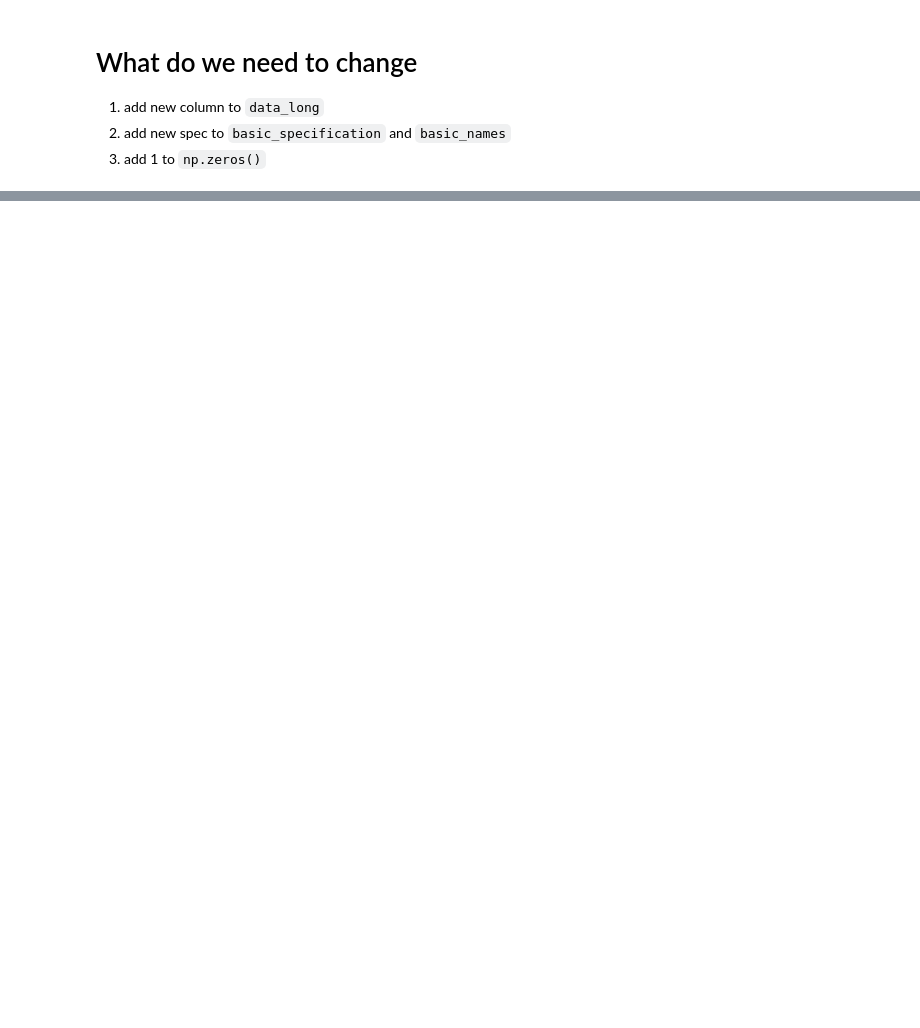
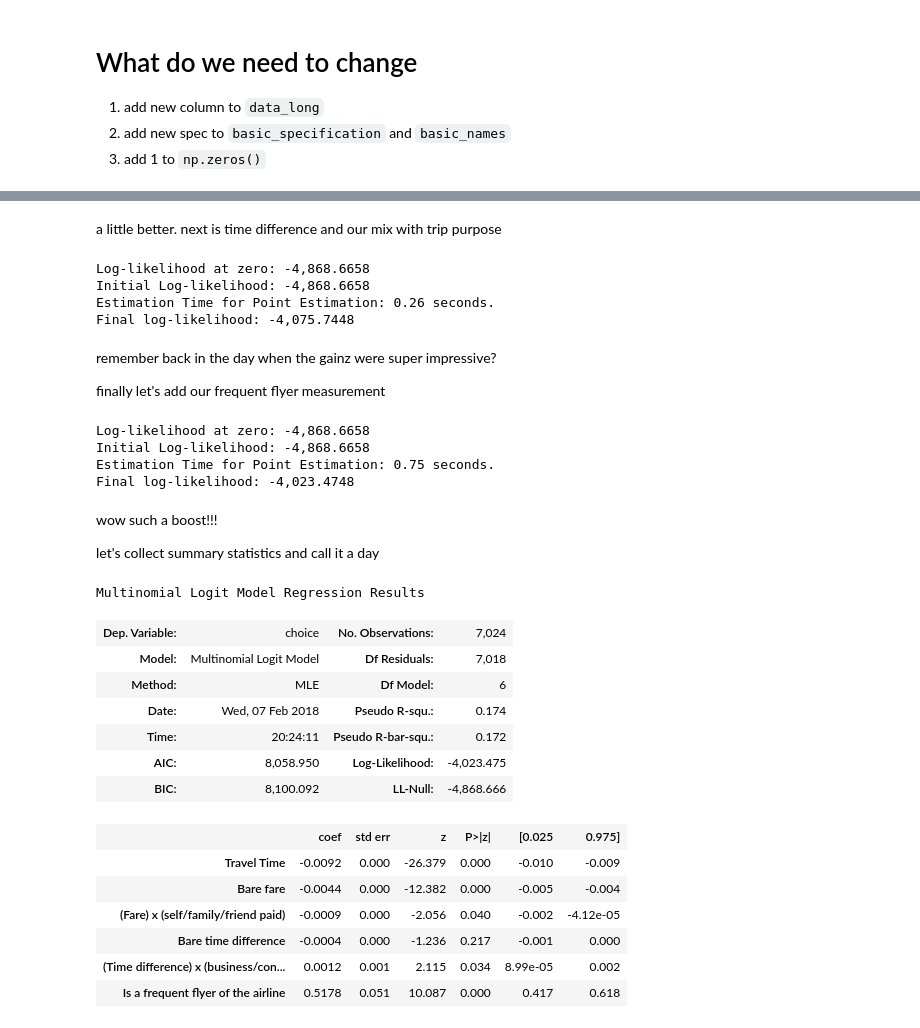
Before and after one commit to CarlinLiao/cee264, a Jupyter notebook: ps2/binomialLogit01.ipynb, the cells around one changed output, grey strips where cells are left out. Saved outputs shown, nothing was run; the diff lists cells and outputs as text; code cells hidden in the pictures; blank space fills up the shorter version.

```diff
--- a/ps2/binomialLogit01.ipynb
+++ b/ps2/binomialLogit01.ipynb
@@ -244,0 +301,7 @@ Multinomial Logit Model Regression Results
+# %%
+# timediff * if purpose is business or conf
+data_long['diff_purp'] = data_long['time_diff'] * np.logical_or((data_long['purpose'] == 1), (data_long['purpose'] == 2))
+
+# sanity check
+print data_long['diff_purp'].astype(bool).sum()
+print len(data_long)
@@ -244,0 +384,72 @@ Multinomial Logit Model Regression Results
+# %% [markdown]
+a little better. next is time difference and our mix with trip purpose
+# %%
+new_specs['time_diff'] = [[1, 2]]
+new_names['time_diff'] = ['Bare time difference']
+
+new_specs['diff_purp'] = [[1, 2]]
+new_names['diff_purp'] = ['(Time difference) x (business/conference trip)']
+
+# Estimate the binary logit model (
+air_travel_logit = pl.create_choice_model(data=data_long,
+                                        alt_id_col=custom_alt_id,
+                                        obs_id_col=obs_id_column,
+                                        choice_col=choice_column,
+                                        specification=new_specs,
+                                        model_type="MNL",
+                                        names=new_names)
+
+# Specify the initial values and method for the optimization.
+air_travel_logit.fit_mle(np.zeros(len(new_specs)))
+# %% [output]
+Log-likelihood at zero: -4,868.6658
+Initial Log-likelihood: -4,868.6658
+Estimation Time for Point Estimation: 0.26 seconds.
+Final log-likelihood: -4,075.7448
+# %% [markdown]
+remember back in the day when the gainz were super impressive?
+
+finally let's add our frequent flyer measurement
+# %%
+new_specs['ff'] = [[1, 2]]
+new_names['ff'] = ['Is a frequent flyer of the airline']
+
+# Estimate the binary logit model (
+air_travel_logit = pl.create_choice_model(data=data_long,
+                                        alt_id_col=custom_alt_id,
+                                        obs_id_col=obs_id_column,
+                                        choice_col=choice_column,
+                                        specification=new_specs,
+                                        model_type="MNL",
+                                        names=new_names)
+
+# Specify the initial values and method for the optimization.
+air_travel_logit.fit_mle(np.zeros(len(new_specs)))
+# %% [output]
+Log-likelihood at zero: -4,868.6658
+Initial Log-likelihood: -4,868.6658
+Estimation Time for Point Estimation: 0.75 seconds.
+Final log-likelihood: -4,023.4748
+# %% [markdown]
+wow such a boost!!!
+
+let's collect summary statistics and call it a day
+# %%
+# Look at the estimation results
+air_travel_logit.get_statsmodels_summary()
+# %% [output]
+Multinomial Logit Model Regression Results
+| Dep. Variable: | choice | No. Observations: | 7,024 |
+| Model: | Multinomial Logit Model | Df Residuals: | 7,018 |
+| Method: | MLE | Df Model: | 6 |
+| Date: | Wed, 07 Feb 2018 | Pseudo R-squ.: | 0.174 |
+| Time: | 20:24:11 | Pseudo R-bar-squ.: | 0.172 |
+| AIC: | 8,058.950 | Log-Likelihood: | -4,023.475 |
+| BIC: | 8,100.092 | LL-Null: | -4,868.666 |
+|  | coef | std err | z | P>|z| | [0.025 | 0.975] |
+| Travel Time | -0.0092 | 0.000 | -26.379 | 0.000 | -0.010 | -0.009 |
+| Bare fare | -0.0044 | 0.000 | -12.382 | 0.000 | -0.005 | -0.004 |
+| (Fare) x (self/family/friend paid) | -0.0009 | 0.000 | -2.056 | 0.040 | -0.002 | -4.12e-05 |
+| Bare time difference | -0.0004 | 0.000 | -1.236 | 0.217 | -0.001 | 0.000 |
+| (Time difference) x (business/con... | 0.0012 | 0.001 | 2.115 | 0.034 | 8.99e-05 | 0.002 |
+| Is a frequent flyer of the airline | 0.5178 | 0.051 | 10.087 | 0.000 | 0.417 | 0.618 |
```
Also changed, not shown: parts of 16 cells of this notebook.
